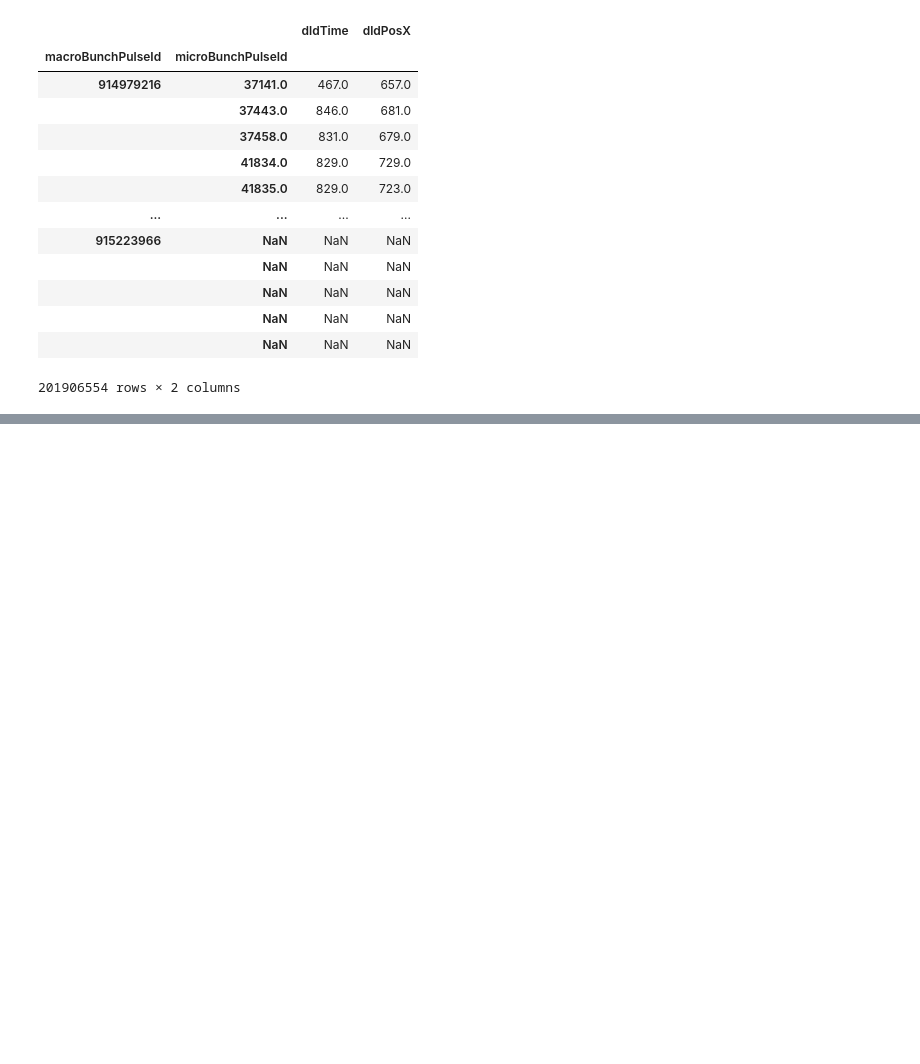
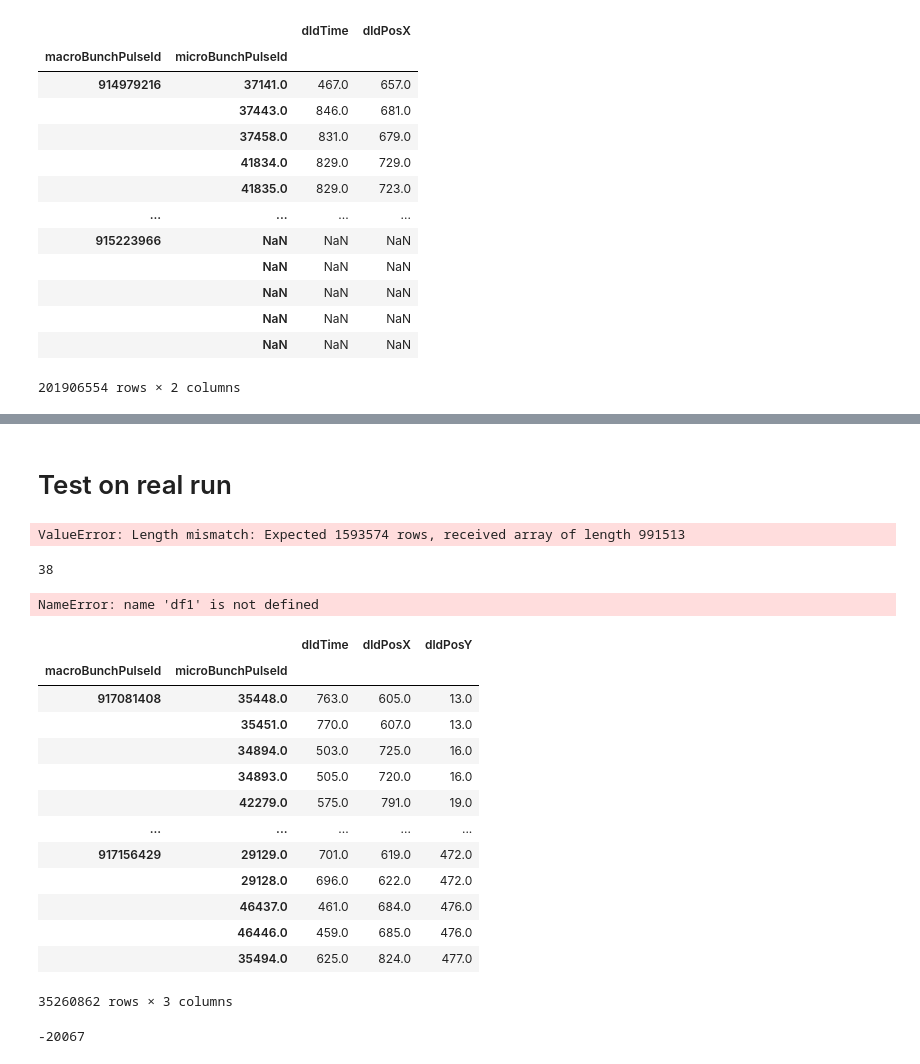
Before and after one commit to momentoscope/hextof-processor, a Jupyter notebook: tutorial/Notebook_DldFlashDataframeCreatorNew.ipynb, the cells around one changed output, grey strips where cells are left out. Cells and saved outputs as stored; diff of their text form; code cells hidden in the pictures; blank space fills up the shorter version.

```diff
--- a/tutorial/Notebook_DldFlashDataframeCreatorNew.ipynb
+++ b/tutorial/Notebook_DldFlashDataframeCreatorNew.ipynb
@@ -168,0 +179,2 @@ df2
+# %% [markdown]
+# Test on real run
@@ -168,0 +183,39 @@ df2
+# %%
+# Give run number and the daq
+tik = time.time()
+test.channels = ['dldTime', 'gmdTunnel', 'dldPosX','dldPosY','delayStage']#,'bam','delayStage'
+
+df1_, df2_ = test.createDataframePerRun(run_number = 35933, daq = "fl1user2")
+tok = time.time()
+print(f'time elapsed: {tok-tik:.3f} s')
+# %% [output]
+ValueError: Length mismatch: Expected 1593574 rows, received array of length 991513
+# %%
+len(test.runFilesNames(run_number = 35933, daq = "fl1user2"))
+# %% [output]
+38
+# %%
+df1
+# %% [output]
+NameError: name 'df1' is not defined
+# %%
+df2.where(df2.dldTime>0).dropna()
+# %% [output]
+|  |  | dldTime | dldPosX | dldPosY |
+| macroBunchPulseId | microBunchPulseId |  |  |  |
+| 917081408 | 35448.0 | 763.0 | 605.0 | 13.0 |
+|  | 35451.0 | 770.0 | 607.0 | 13.0 |
+|  | 34894.0 | 503.0 | 725.0 | 16.0 |
+|  | 34893.0 | 505.0 | 720.0 | 16.0 |
+|  | 42279.0 | 575.0 | 791.0 | 19.0 |
+| ... | ... | ... | ... | ... |
+| 917156429 | 29129.0 | 701.0 | 619.0 | 472.0 |
+|  | 29128.0 | 696.0 | 622.0 | 472.0 |
+|  | 46437.0 | 461.0 | 684.0 | 476.0 |
+|  | 46446.0 | 459.0 | 685.0 | 476.0 |
+|  | 35494.0 | 625.0 | 824.0 | 477.0 |
+35260862 rows × 3 columns
+# %%
+35240795-35260862
+# %% [output]
+-20067
```
Also changed, not shown: parts of 22 cells of this notebook, 5 other files.
